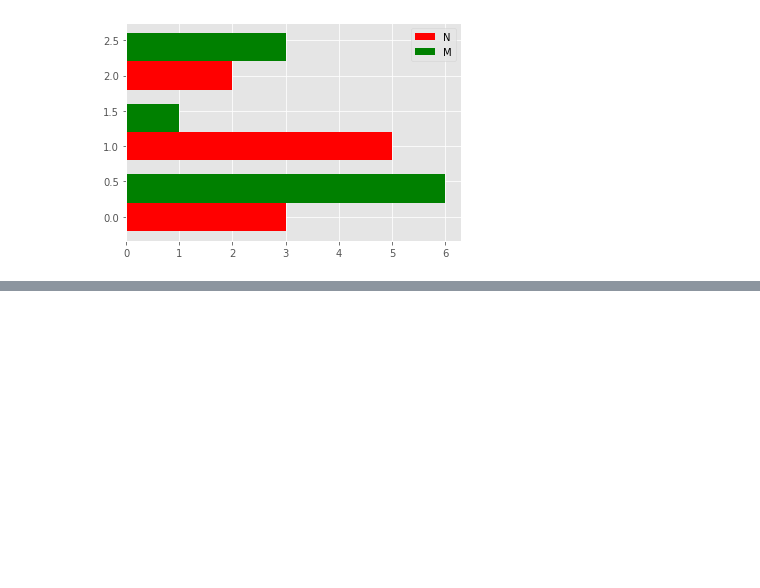
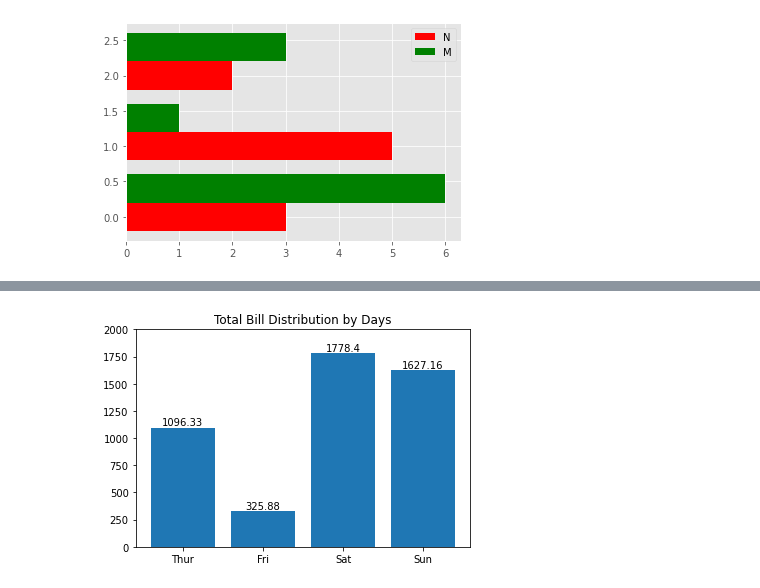
Before and after one commit to adsum-ss/pythonlibraries, a Jupyter notebook: Matplotlib/10.plt.Bar Plot.ipynb, the cells around one changed output, grey strips where cells are left out. Saved outputs shown, nothing was run; the diff lists cells and outputs as text; code cells hidden in the pictures; blank space fills up the shorter version.

```diff
--- a/Matplotlib/10.plt.Bar Plot.ipynb
+++ b/Matplotlib/10.plt.Bar Plot.ipynb
@@ -246,0 +249,3 @@ plt.show()
+# %%
+df = sns.load_dataset("tips")
+df.head()
@@ -246,0 +259,3 @@ plt.show()
+# %%
+df = df.groupby('day').sum()
+df
@@ -246,0 +269,14 @@ plt.show()
+# %%
+fig, ax = plt.subplots()
+
+x = df.index
+y = df.total_bill
+
+ax.bar(x,y )
+ax.set_title("Total Bill Distribution by Days")
+ax.set_ylim(0, 2000)
+
+for i in range(len(x)):
+    plt.text(x[i], y[i], str(round(y[i],2)), ha="center",va="bottom")
+# %% [output]
+[figure, added]
```
Also changed, not shown: parts of 3 cells of this notebook, 1 other file.
